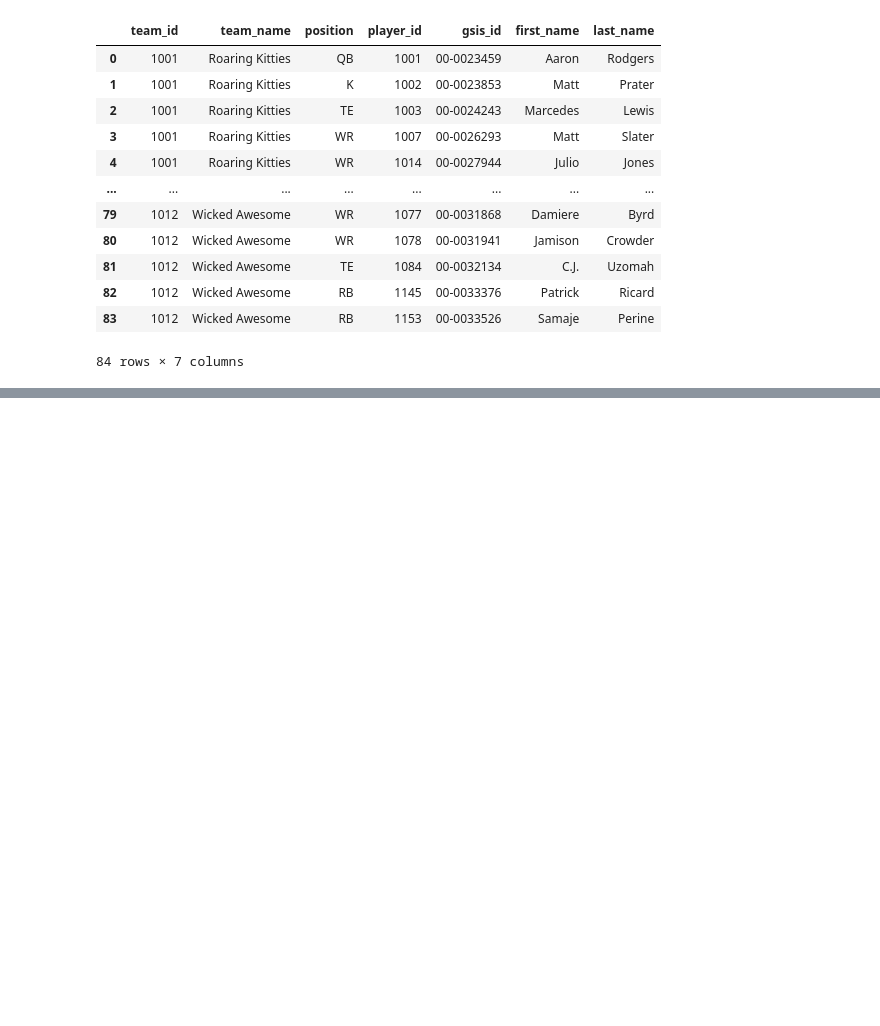
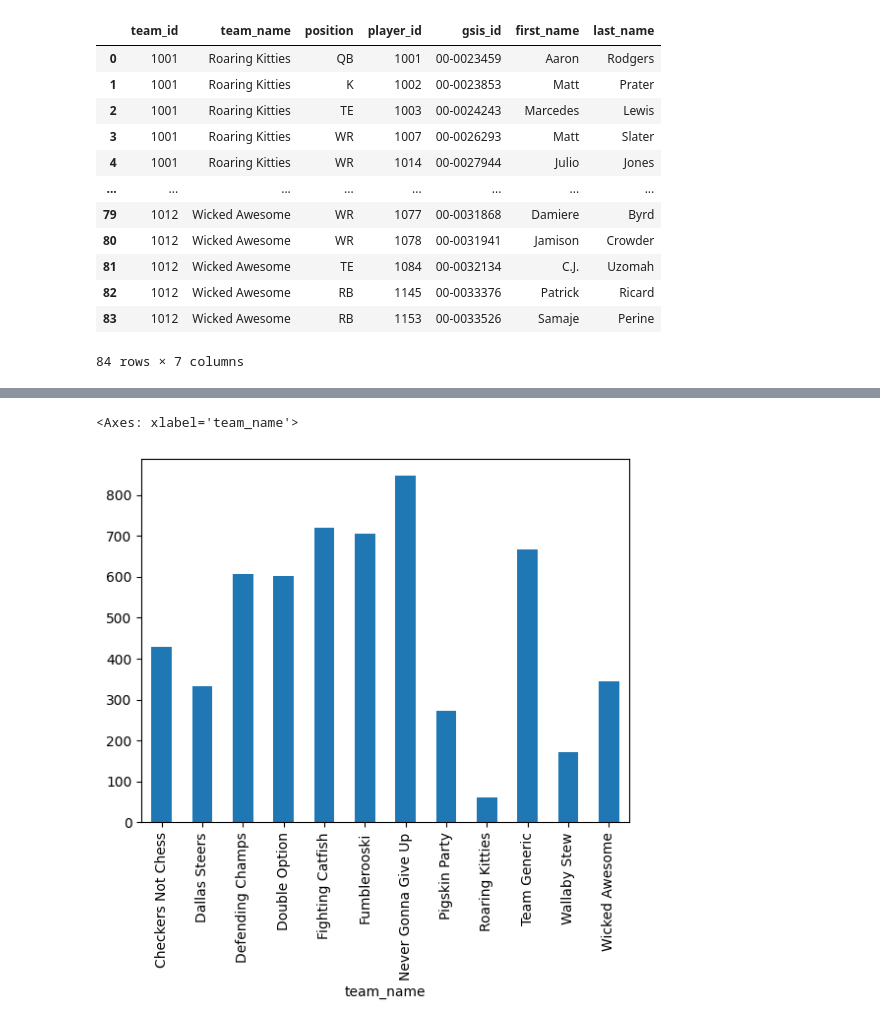
Before and after one commit to Ryandaydev/analytics-project-ch9-first-shot, a Jupyter notebook: chapter9/analytics_notebook.ipynb, the cells around one changed output, grey strips where cells are left out. Cells and saved outputs as stored; diff of their text form; code cells hidden in the pictures; blank space fills up the shorter version.

Commit message:
Added basic plots chapter 9

```diff
--- a/chapter9/analytics_notebook.ipynb
+++ b/chapter9/analytics_notebook.ipynb
@@ -125,0 +124,7 @@ print(normalized_league_df)
+# %%
+import nfl_data_py as nfl
+
+nfl_data_2023_df = nfl.import_seasonal_data([2023], 'REG')
+columns_to_select = ['player_id', 'fantasy_points_ppr']
+nfl_data_2023_subset_df = nfl_data_2023_df[columns_to_select]
+display(nfl_data_2023_subset_df)
@@ -125,0 +147,3 @@ print(normalized_league_df)
+# %%
+merged_df = pd.merge(flat_team_df_ordered,nfl_data_2023_subset_df,'left',left_on='gsis_id',right_on='player_id')
+display(merged_df)
@@ -125,0 +166,4 @@ print(normalized_league_df)
+# %%
+#grouped_df = merged_df.groupby('team_name', as_index=False)['fantasy_points_ppr'].sum()
+grouped_df = merged_df.groupby('team_name')['fantasy_points_ppr'].sum()
+display(grouped_df)
@@ -125,0 +185,5 @@ print(normalized_league_df)
+# %%
+grouped_df.plot(kind="bar")
+# %% [output]
+<Axes: xlabel='team_name'>
+[figure, added]
```
Also changed, not shown: parts of 9 cells of this notebook, 2 other files.
